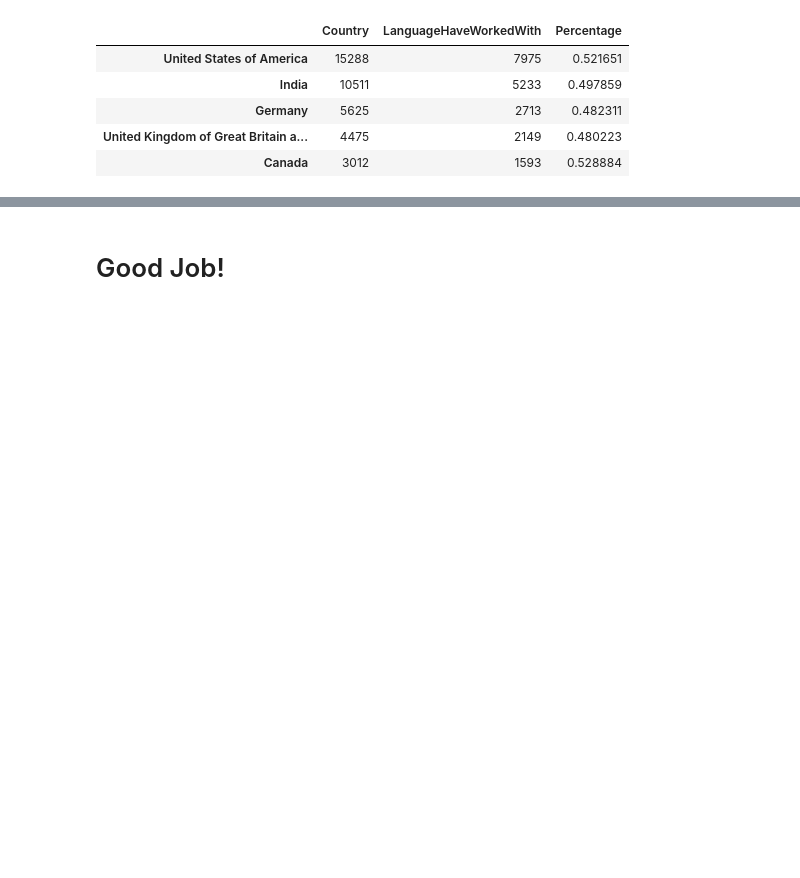
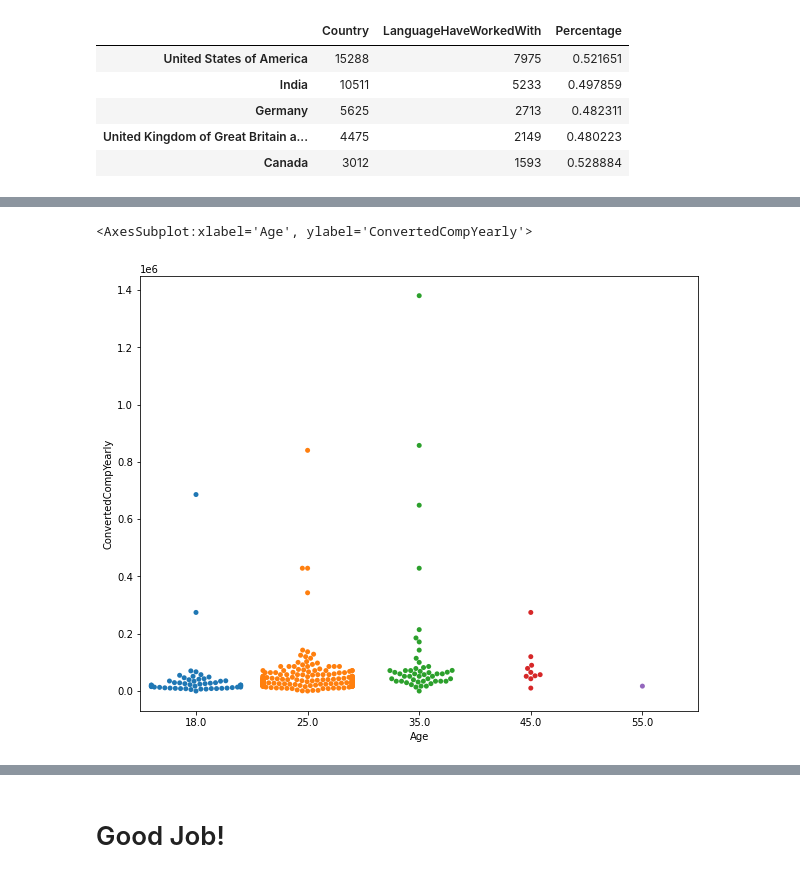
Before and after one commit to aayushkananu/Data-Science-Project, a Jupyter notebook: First_Project.ipynb, the cells around one changed output, grey strips where cells are left out. Drawn from its saved outputs; the diff is of its cells as text; code cells hidden in the pictures; blank space fills up the shorter version.

```diff
--- a/First_Project.ipynb
+++ b/First_Project.ipynb
@@ -406,2 +410,9 @@ python_df.head(50)
+# %%
+china_df=df[df['Country']=='China']
+plt.rcParams['figure.figsize']=(10,8)
+sns.swarmplot(x='Age',y='ConvertedCompYearly',data=china_df)
+# %% [output]
+<AxesSubplot:xlabel='Age', ylabel='ConvertedCompYearly'>
+[figure, added]
 # %%
 #Surprise me with some plot off this later dataframe
```
Also changed, not shown: parts of 4 cells of this notebook.
